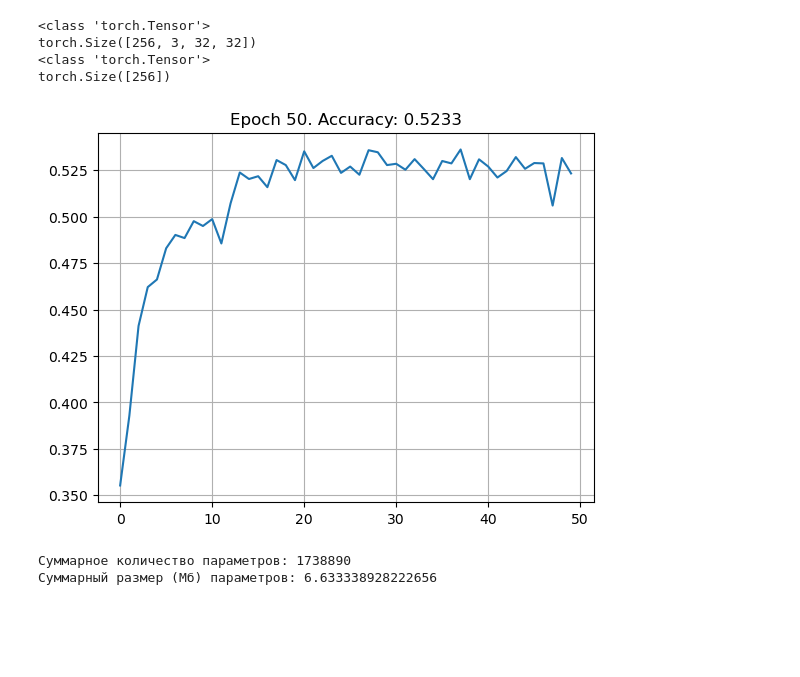
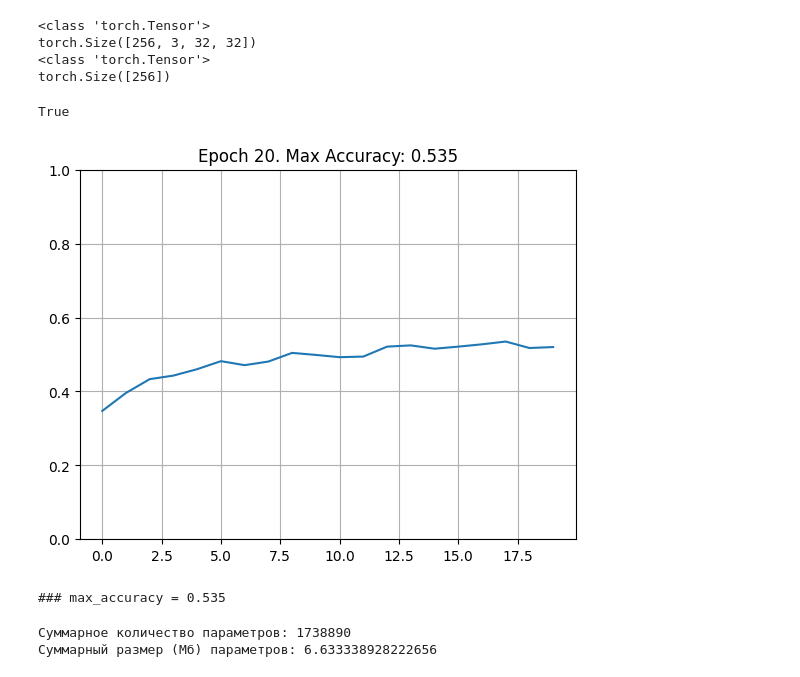
Before and after one commit to theotheo46/nlp, a Jupyter notebook: hw-student_va.ipynb, the cells around one changed output. Drawn from its saved outputs; the diff is of its cells as text; code cells hidden in the pictures; blank space fills up the shorter version.

```diff
--- a/hw-student_va.ipynb
+++ b/hw-student_va.ipynb
@@ -110,6 +115,10 @@ torch.Size([256])
 class TrainConfig:
     lr: float
     num_epochs: int
+# %%
+torch.cuda.is_available()
+# %% [output]
+True
 # %%
 def train_loop(
     model: nn.Module,
@@ -122,6 +131,7 @@ def train_loop(
     # Перенос модели на GPU, если доступен
     model = model.to(device)
     val_acc = []
+    max_accuracy = 0
     # Цикл по эпохам
     for i in range(config.num_epochs):
         model.train()  # Переключение в режим обучения
@@ -155,12 +165,22 @@ def train_loop(
 
                 # Получение предсказаний модели
                 val_outputs = model(X_batch)
+                # print('### val_outputs')
+                # print(val_outputs.shape)
+                # print('### val_outputs.argmax(1)')
+                # print(val_outputs.argmax(1))
+                # print('### y_batch')
+                # print(y_batch.shape)
 
                 # Накопление статистики
                 total_val_acc += (val_outputs.argmax(1) == y_batch).sum().item()
                 total_val_samples += X_batch.size(0)
 
         # Расчёт средней потери и точности на валидационном наборе
-        val_acc.append(total_val_acc / total_val_samples)
-        plot_accuracy(i + 1, val_acc)
+        accuracy = total_val_acc / total_val_samples
+        if accuracy > max_accuracy:
+            max_accuracy = accuracy
+        val_acc.append(accuracy)
+        plot_accuracy(i + 1, val_acc, max_accuracy)
+    print(f'### max_accuracy = {max_accuracy}')
 # %%
@@ -178,33 +199,34 @@ def plot_accuracy(epoch: int, values: list[float]):
 # %%
 class SimpleFCNModel(nn.Module):
 
     def __init__(self, num_classes=10):
 
         super().__init__()
 
         self.net = nn.Sequential(
             nn.Flatten(),
             nn.Linear(in_features=32 * 32 * 3, out_features=512),
             nn.ReLU(),
             nn.Linear(in_features=512, out_features=256),
             nn.ReLU(),
             nn.Linear(in_features=256, out_features=128),
             nn.ReLU(),
             nn.Linear(in_features=128, out_features=num_classes),
         )
 
     def forward(self, x: torch.Tensor):
         return self.net(x)
 
 
 
 torch.manual_seed(987)
-params = TrainConfig(lr=1e-3, num_epochs=50)
+params = TrainConfig(lr=1e-3, num_epochs=20)
 model = SimpleFCNModel()
 optimizer = torch.optim.Adam(model.parameters(), lr=params.lr)
 train_loop(model, train_loader, test_loader, optimizer, params)
 # %% [output]
-[figure, old version]
+[figure, new version]
+### max_accuracy = 0.535
 # %%
 def report_parameters(model: nn.Module):
     print(
```
Also changed, not shown: parts of 8 cells of this notebook.
